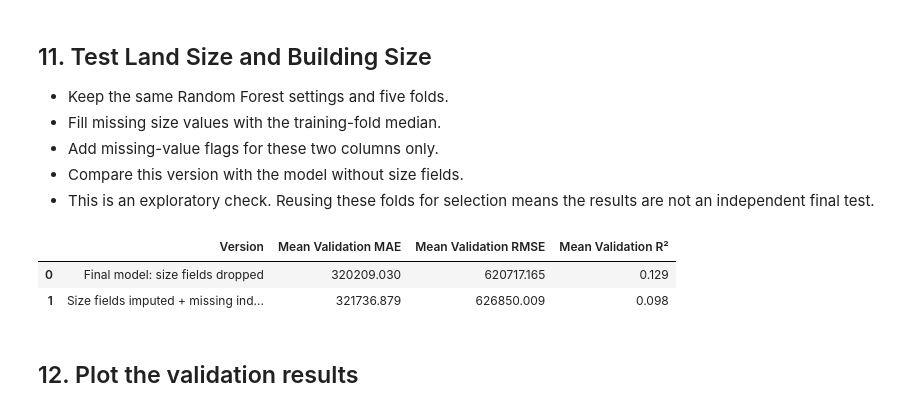
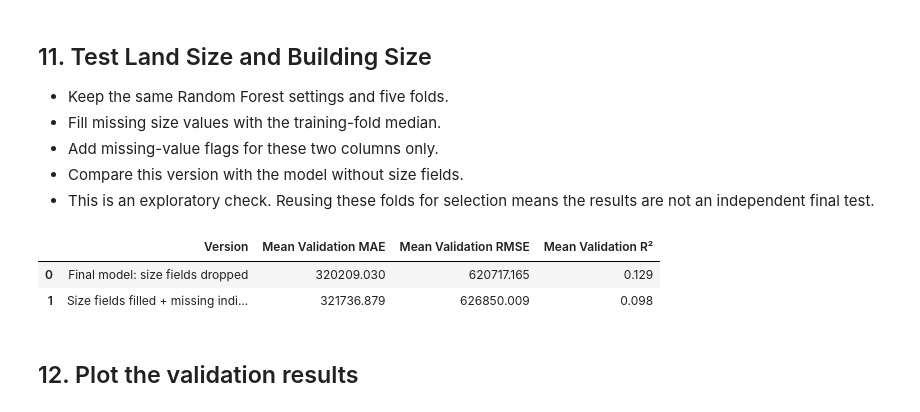
Before and after one commit to riddhisharma1525-lab/sydney-house-price-predictor, a Jupyter notebook: syd_house_price.ipynb, the cells around one changed output. Saved outputs shown, nothing was run; the diff lists cells and outputs as text; code cells hidden in the pictures.

```diff
--- a/syd_house_price.ipynb
+++ b/syd_house_price.ipynb
@@ -774,35 +772,35 @@ size_test_pipeline = Pipeline(steps=[
     ))
 ])
 
 size_scores = cross_validate(
     size_test_pipeline,
     X_with_sizes,
     y,
     cv=cv,
     scoring=scoring
 )
 
 size_check = pd.DataFrame({
-    "Version": ["Final model: size fields dropped", "Size fields imputed + missing indicators"],
+    "Version": ["Final model: size fields dropped", "Size fields filled + missing indicators"],
     "Mean Validation MAE": [
         summary.loc[summary["Model"] == "Random Forest", "Mean Validation MAE"].iloc[0],
         -size_scores["test_mae"].mean()
     ],
     "Mean Validation RMSE": [
         summary.loc[summary["Model"] == "Random Forest", "Mean Validation RMSE"].iloc[0],
         np.sqrt(-size_scores["test_mse"]).mean()
     ],
     "Mean Validation R²": [
         summary.loc[summary["Model"] == "Random Forest", "Mean Validation R²"].iloc[0],
         size_scores["test_r2"].mean()
     ]
 })
 
 display(size_check.round(3))
 # %% [output]
 |  | Version | Mean Validation MAE | Mean Validation RMSE | Mean Validation R² |
 | 0 | Final model: size fields dropped | 320209.030 | 620717.165 | 0.129 |
-| 1 | Size fields imputed + missing ind... | 321736.879 | 626850.009 | 0.098 |
+| 1 | Size fields filled + missing indi... | 321736.879 | 626850.009 | 0.098 |
 # %% [markdown]
 ## 12. Plot the validation results
 # %%
```
Also changed, not shown: parts of 9 cells of this notebook.
